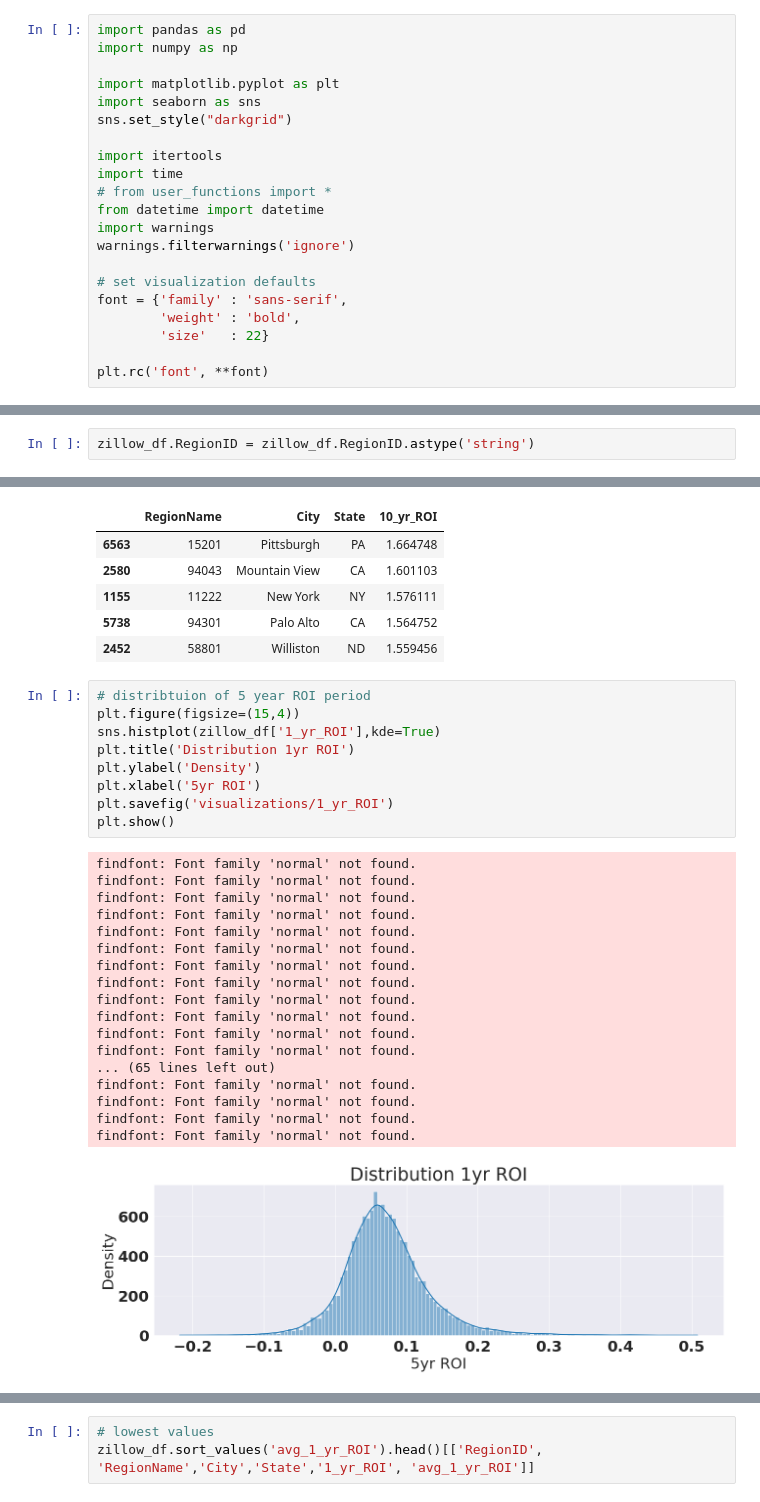
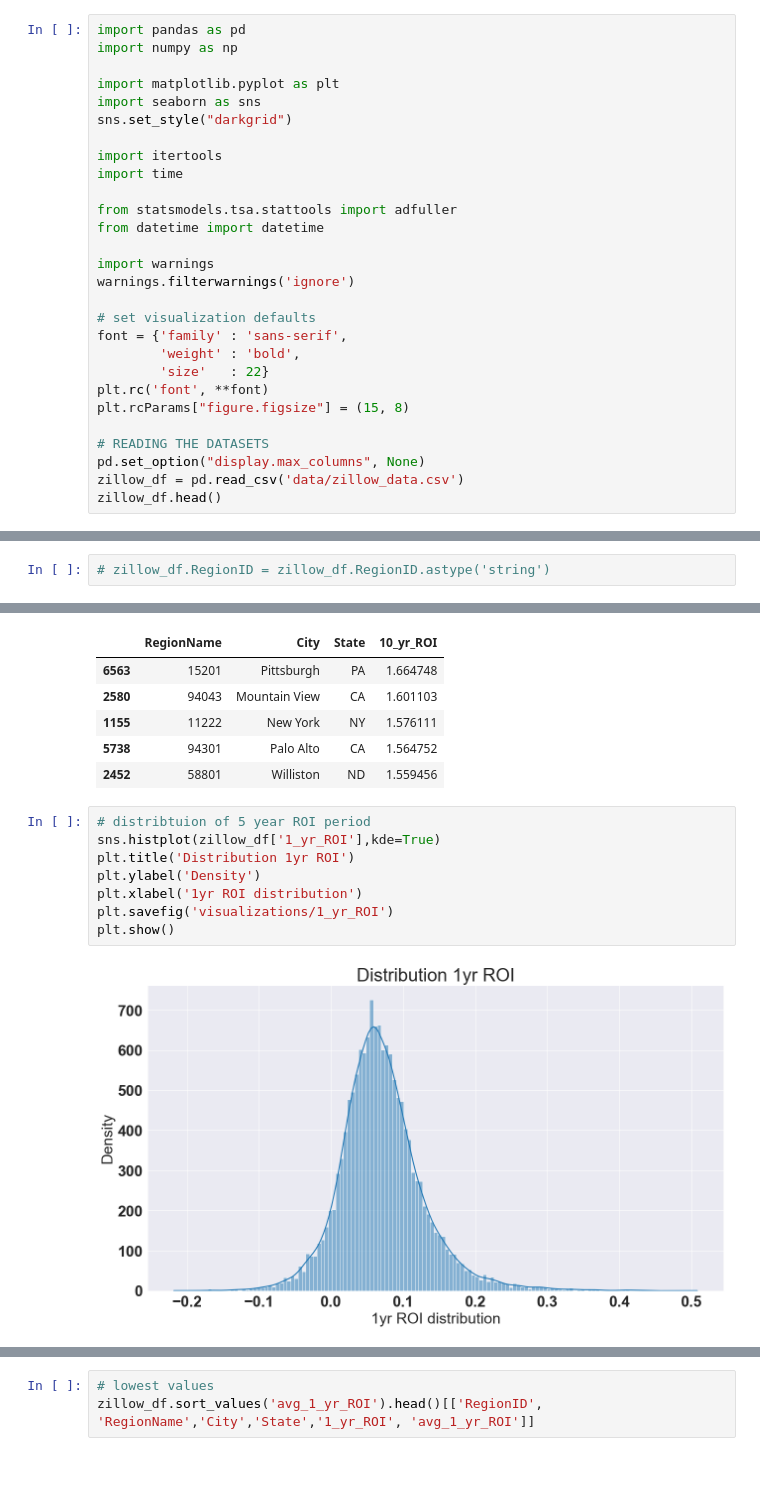
Before and after one commit to kafura0/Real_Estate_Price_Forecasting, a Jupyter notebook: student_notebook.ipynb, the cells around one changed output, grey strips where cells are left out. Drawn from its saved outputs; the diff is of its cells as text; blank space fills up the shorter version.

```diff
--- a/student_notebook.ipynb
+++ b/student_notebook.ipynb
@@ -41,8 +41,10 @@ sns.set_style("darkgrid")
 
 import itertools
 import time
-# from user_functions import *
+
+from statsmodels.tsa.stattools import adfuller
 from datetime import datetime
+
 import warnings
 warnings.filterwarnings('ignore')
 
@@ -50,5 +52,10 @@ warnings.filterwarnings('ignore')
 font = {'family' : 'sans-serif',
         'weight' : 'bold',
         'size'   : 22}
+plt.rc('font', **font)
+plt.rcParams["figure.figsize"] = (15, 8)
 
-plt.rc('font', **font)
+# READING THE DATASETS
+pd.set_option("display.max_columns", None)
+zillow_df = pd.read_csv('data/zillow_data.csv')
+zillow_df.head()
@@ -117,6 +116,6 @@ Number of Unique values 14723
 # %% [markdown]
 We can see that each entry is unique values maybe describing the different zipcodes of the properties. It would thus be necessary to change this value to a string data type.
 # %%
-zillow_df.RegionID = zillow_df.RegionID.astype('string')
+# zillow_df.RegionID = zillow_df.RegionID.astype('string')
 # %% [markdown]
 2. Analyzing `Region Name` column:
@@ -308,31 +317,13 @@ zillow_df.sort_values('10_yr_ROI',ascending=False).head()[['RegionName','City','
 | 2452 | 58801 | Williston | ND | 1.559456 |
 # %%
 # distribtuion of 5 year ROI period
-plt.figure(figsize=(15,4))
 sns.histplot(zillow_df['1_yr_ROI'],kde=True)
 plt.title('Distribution 1yr ROI')
 plt.ylabel('Density')
-plt.xlabel('5yr ROI')
+plt.xlabel('1yr ROI distribution')
 plt.savefig('visualizations/1_yr_ROI')
 plt.show()
 # %% [output]
-findfont: Font family 'normal' not found.
-findfont: Font family 'normal' not found.
-findfont: Font family 'normal' not found.
-findfont: Font family 'normal' not found.
-findfont: Font family 'normal' not found.
-findfont: Font family 'normal' not found.
-findfont: Font family 'normal' not found.
-findfont: Font family 'normal' not found.
-findfont: Font family 'normal' not found.
-findfont: Font family 'normal' not found.
-findfont: Font family 'normal' not found.
-findfont: Font family 'normal' not found.
-... (65 lines left out)
-findfont: Font family 'normal' not found.
-findfont: Font family 'normal' not found.
-findfont: Font family 'normal' not found.
-findfont: Font family 'normal' not found.
-[figure, old version]
+[figure, new version]
 # %%
 # distribtuion of 5 year ROI period
```
Also changed, not shown: parts of 26 cells of this notebook, 5 other files.
